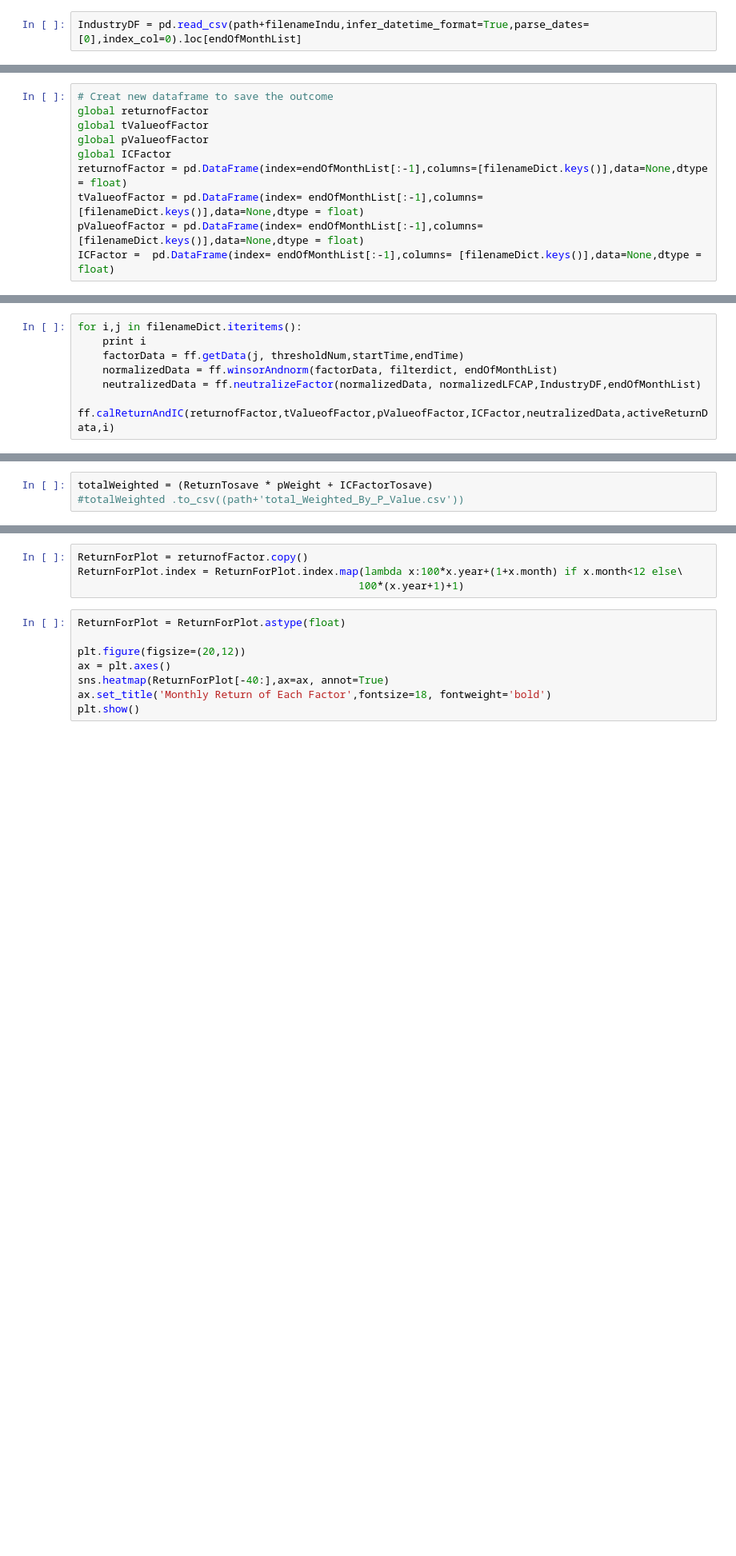
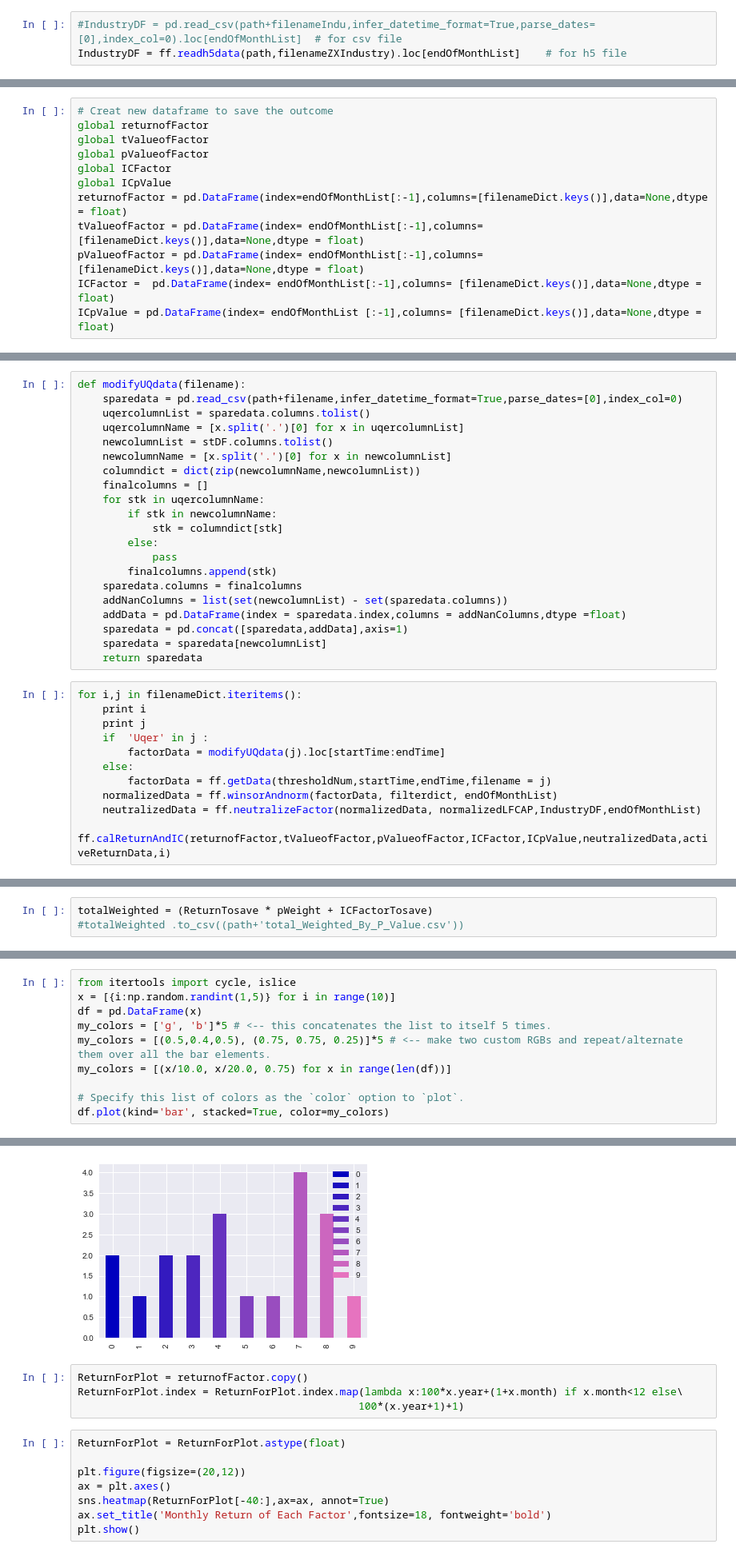
Before and after one commit to kamiseko/factor-test, a Jupyter notebook: OLS to test factor script.ipynb, the cells around one changed output, grey strips where cells are left out. Shown at 80% size. Cells and saved outputs as stored; diff of their text form; blank space fills up the shorter version.

```diff
--- a/OLS to test factor script.ipynb
+++ b/OLS to test factor script.ipynb
@@ -148,2 +194,3 @@ activeReturnData.iloc[activeReturnData.resample('M').size().cumsum().sub(1)]
 # %%
-IndustryDF = pd.read_csv(path+filenameIndu,infer_datetime_format=True,parse_dates=[0],index_col=0).loc[endOfMonthList]
+#IndustryDF = pd.read_csv(path+filenameIndu,infer_datetime_format=True,parse_dates=[0],index_col=0).loc[endOfMonthList]  # for csv file
+IndustryDF = ff.readh5data(path,filenameZXIndustry).loc[endOfMonthList]    # for h5 file
@@ -162,9 +249,11 @@ global returnofFactor
 global tValueofFactor
 global pValueofFactor
 global ICFactor
+global ICpValue
 returnofFactor = pd.DataFrame(index=endOfMonthList[:-1],columns=[filenameDict.keys()],data=None,dtype = float)
 tValueofFactor = pd.DataFrame(index= endOfMonthList[:-1],columns= [filenameDict.keys()],data=None,dtype = float)
 pValueofFactor = pd.DataFrame(index= endOfMonthList[:-1],columns= [filenameDict.keys()],data=None,dtype = float)
 ICFactor =  pd.DataFrame(index= endOfMonthList[:-1],columns= [filenameDict.keys()],data=None,dtype = float)
+ICpValue = pd.DataFrame(index= endOfMonthList [:-1],columns= [filenameDict.keys()],data=None,dtype = float)
 # %%
 pValueofFactor.tail()
@@ -171,9 +267,34 @@ pValueofFactor.tail()
 # %%
 #  ---------All above are global variables --------
+# %%
+def modifyUQdata(filename):
+    sparedata = pd.read_csv(path+filename,infer_datetime_format=True,parse_dates=[0],index_col=0)
+    uqercolumnList = sparedata.columns.tolist()
+    uqercolumnName = [x.split('.')[0] for x in uqercolumnList]
+    newcolumnList = stDF.columns.tolist()
+    newcolumnName = [x.split('.')[0] for x in newcolumnList]
+    columndict = dict(zip(newcolumnName,newcolumnList))
+    finalcolumns = []
+    for stk in uqercolumnName:
+        if stk in newcolumnName:
+            stk = columndict[stk]
+        else:
+            pass
+        finalcolumns.append(stk)
+    sparedata.columns = finalcolumns
+    addNanColumns = list(set(newcolumnList) - set(sparedata.columns))
+    addData = pd.DataFrame(index = sparedata.index,columns = addNanColumns,dtype =float)
+    sparedata = pd.concat([sparedata,addData],axis=1)
+    sparedata = sparedata[newcolumnList]
+    return sparedata
 # %%
 for i,j in filenameDict.iteritems():
     print i
-    factorData = ff.getData(j, thresholdNum,startTime,endTime)
+    print j
+    if  'Uqer' in j :
+        factorData = modifyUQdata(j).loc[startTime:endTime]
+    else:
+        factorData = ff.getData(thresholdNum,startTime,endTime,filename = j)
     normalizedData = ff.winsorAndnorm(factorData, filterdict, endOfMonthList)
     neutralizedData = ff.neutralizeFactor(normalizedData, normalizedLFCAP,IndustryDF,endOfMonthList)
-    ff.calReturnAndIC(returnofFactor,tValueofFactor,pValueofFactor,ICFactor,neutralizedData,activeReturnData,i)
+    ff.calReturnAndIC(returnofFactor,tValueofFactor,pValueofFactor,ICFactor,ICpValue,neutralizedData,activeReturnData,i)
@@ -262,0 +547,11 @@ color_set=sns.light_palette((210, 90, 60), input="husl")
+# %%
+from itertools import cycle, islice
+x = [{i:np.random.randint(1,5)} for i in range(10)]
+df = pd.DataFrame(x)
+my_colors = ['g', 'b']*5 # <-- this concatenates the list to itself 5 times.
+my_colors = [(0.5,0.4,0.5), (0.75, 0.75, 0.25)]*5 # <-- make two custom RGBs and repeat/alternate them over all the bar elements.
+my_colors = [(x/10.0, x/20.0, 0.75) for x in range(len(df))]
+
+# Specify this list of colors as the `color` option to `plot`.
+df.plot(kind='bar', stacked=True, color=my_colors)
+# %% [output]
@@ -263,3 +559,4 @@ color_set=sns.light_palette((210, 90, 60), input="husl")
+[figure, added]
 # %%
 ReturnForPlot = returnofFactor.copy()
 ReturnForPlot.index = ReturnForPlot.index.map(lambda x:100*x.year+(1+x.month) if x.month<12 else\
```
Also changed, not shown: parts of 36 cells of this notebook, 3 other files.
